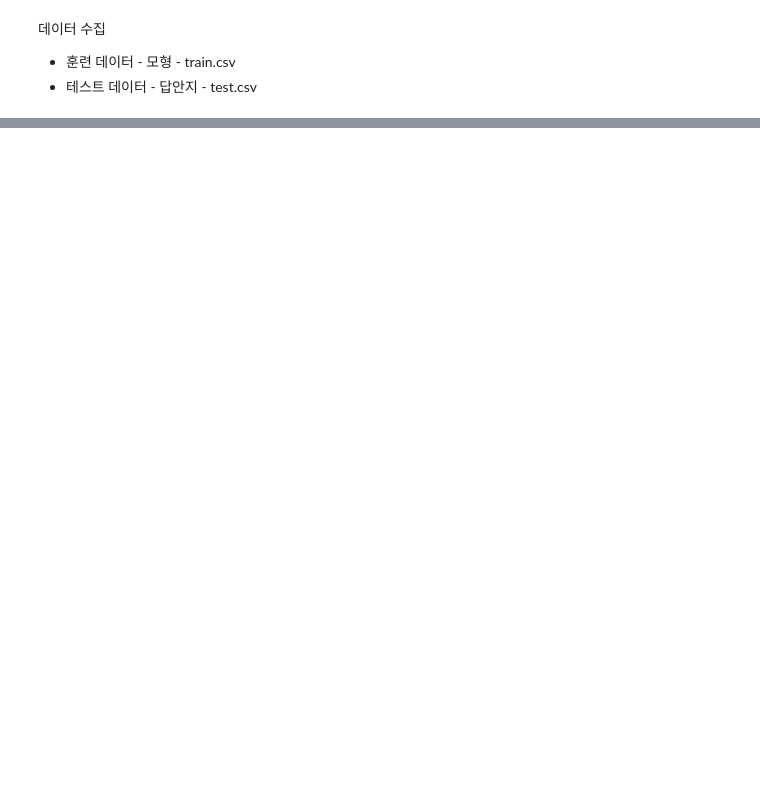
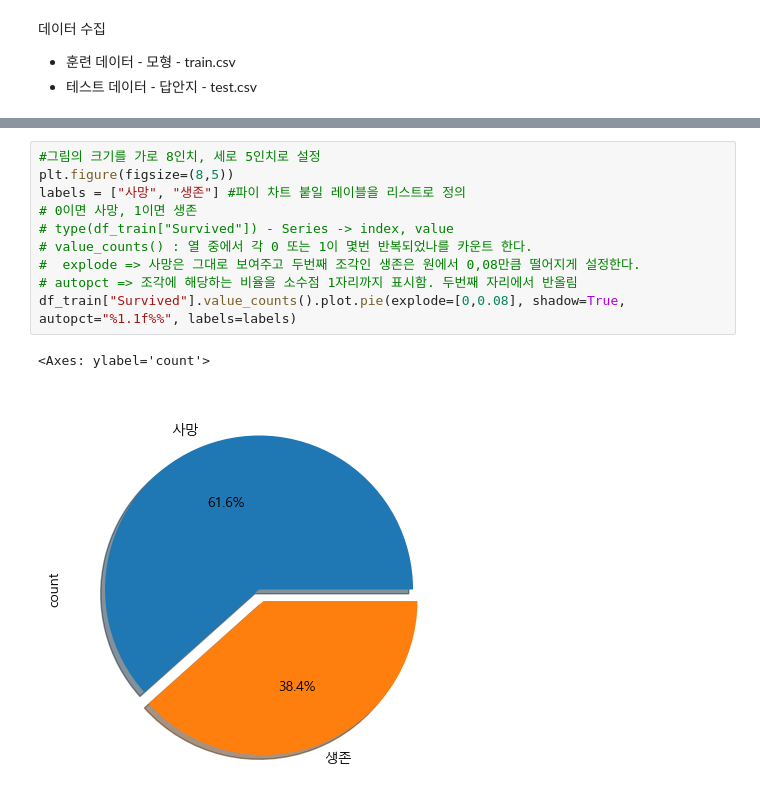
Before and after one commit to mm0307y/BackUp, a Jupyter notebook: ai-lab/basic-step1/31.EDAProject0225/EDA_타이타닉1_0225.ipynb, the cells around one changed output, grey strips where cells are left out. Saved outputs shown, nothing was run; the diff lists cells and outputs as text; blank space fills up the shorter version.

```diff
--- a/ai-lab/basic-step1/31.EDAProject0225/EDA_타이타닉1_0225.ipynb
+++ b/ai-lab/basic-step1/31.EDAProject0225/EDA_타이타닉1_0225.ipynb
@@ -57,0 +242,13 @@ plt.plot?
+# %%
+#그림의 크기를 가로 8인치, 세로 5인치로 설정
+plt.figure(figsize=(8,5))
+labels = ["사망", "생존"] #파이 차트 붙일 레이블을 리스트로 정의
+# 0이면 사망, 1이면 생존
+# type(df_train["Survived"]) - Series -> index, value
+# value_counts() : 열 중에서 각 0 또는 1이 몇번 반복되었나를 카운트 한다.
+#  explode => 사망은 그대로 보여주고 두번째 조각인 생존은 원에서 0,08만큼 떨어지게 설정한다.
+# autopct => 조각에 해당하는 비율을 소수점 1자리까지 표시함. 두번째 자리에서 반올림
+df_train["Survived"].value_counts().plot.pie(explode=[0,0.08], shadow=True, autopct="%1.1f%%", labels=labels)
+# %% [output]
+<Axes: ylabel='count'>
+[figure, added]
```
Also changed, not shown: parts of 43 cells of this notebook, 8 other files.
